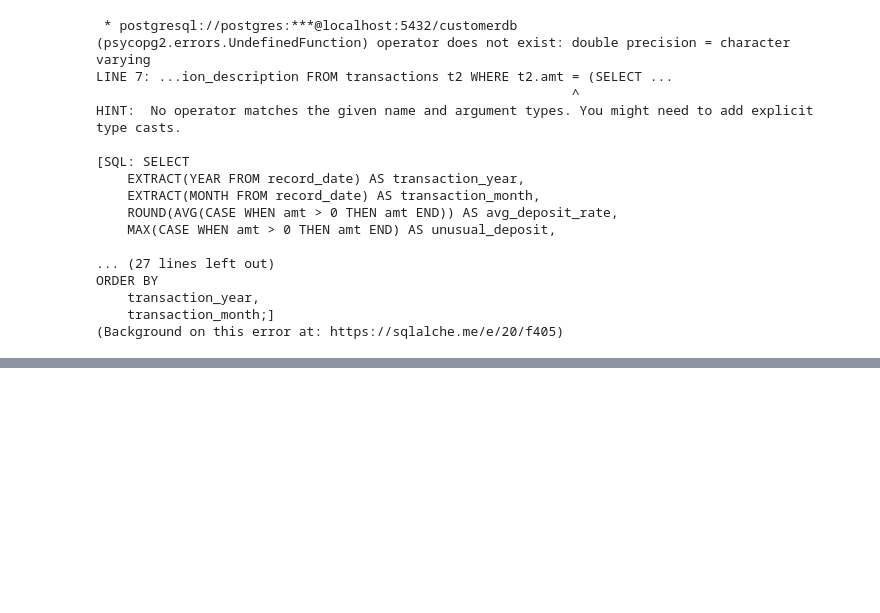
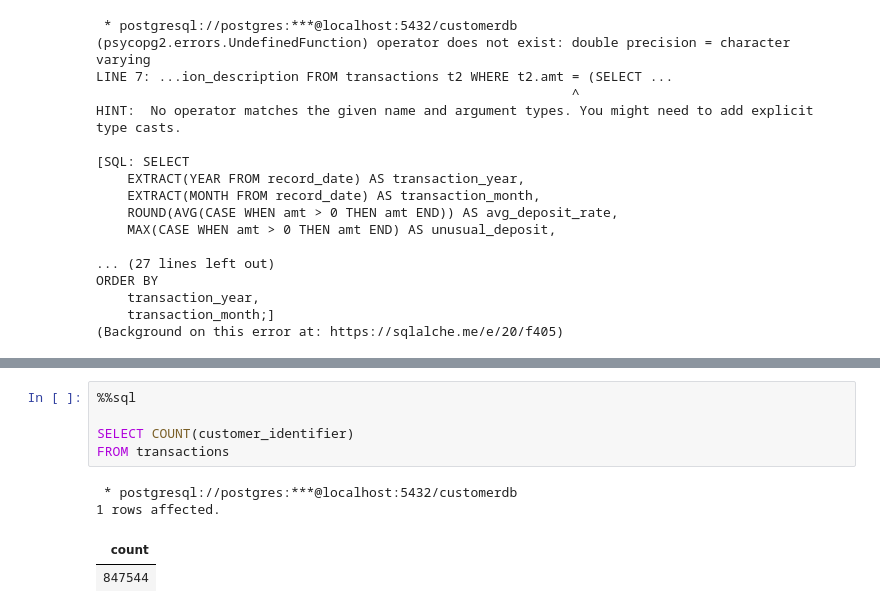
Before and after one commit to kanaka25/ABSA-Data, a Jupyter notebook: Jupyter_Script.ipynb, the cells around one changed output, grey strips where cells are left out. Saved outputs shown, nothing was run; the diff lists cells and outputs as text; blank space fills up the shorter version.

```diff
--- a/Jupyter_Script.ipynb
+++ b/Jupyter_Script.ipynb
@@ -312,0 +357,10 @@ ORDER BY
+# %%
+%%sql
+
+SELECT COUNT(customer_identifier)
+FROM transactions
+# %% [output]
+ * postgresql://postgres:***@localhost:5432/customerdb
+1 rows affected.
+| count |
+| 847544 |
```
Also changed, not shown: parts of 4 cells of this notebook.
